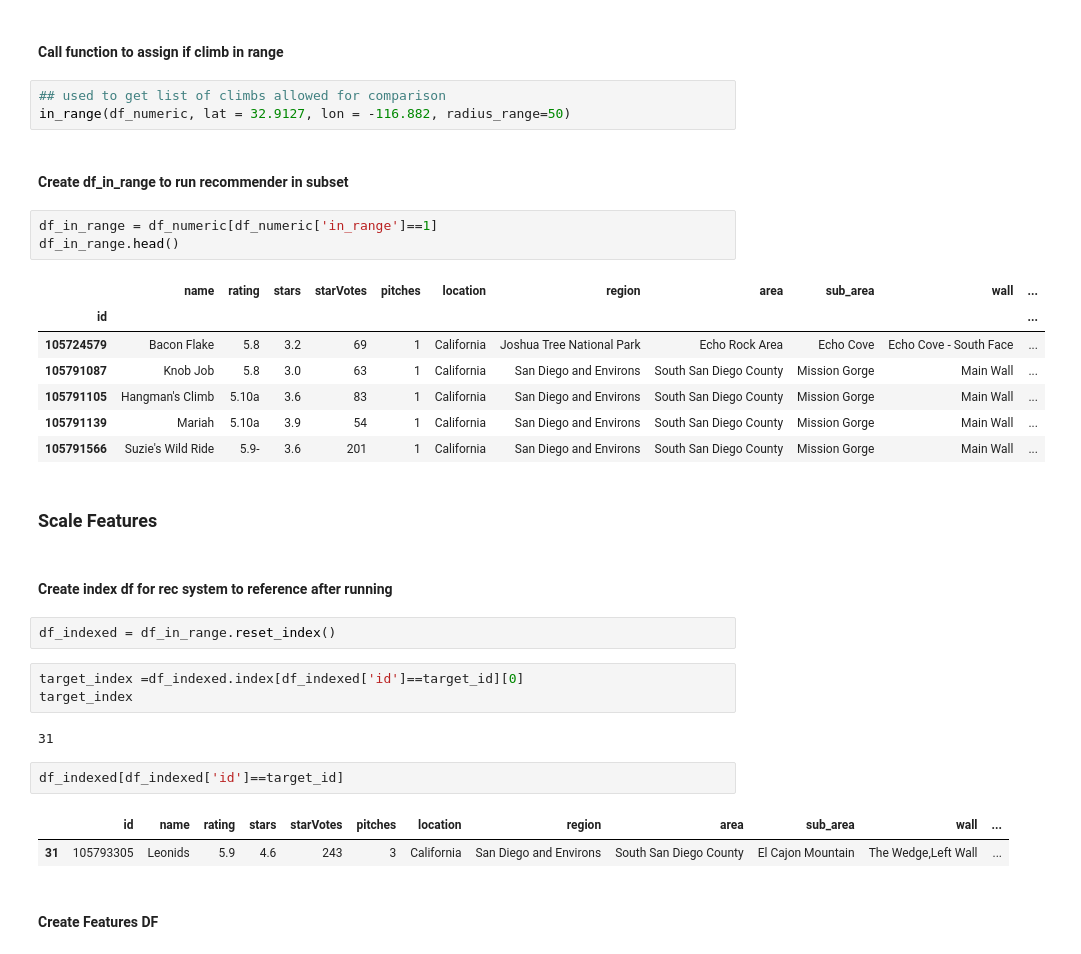
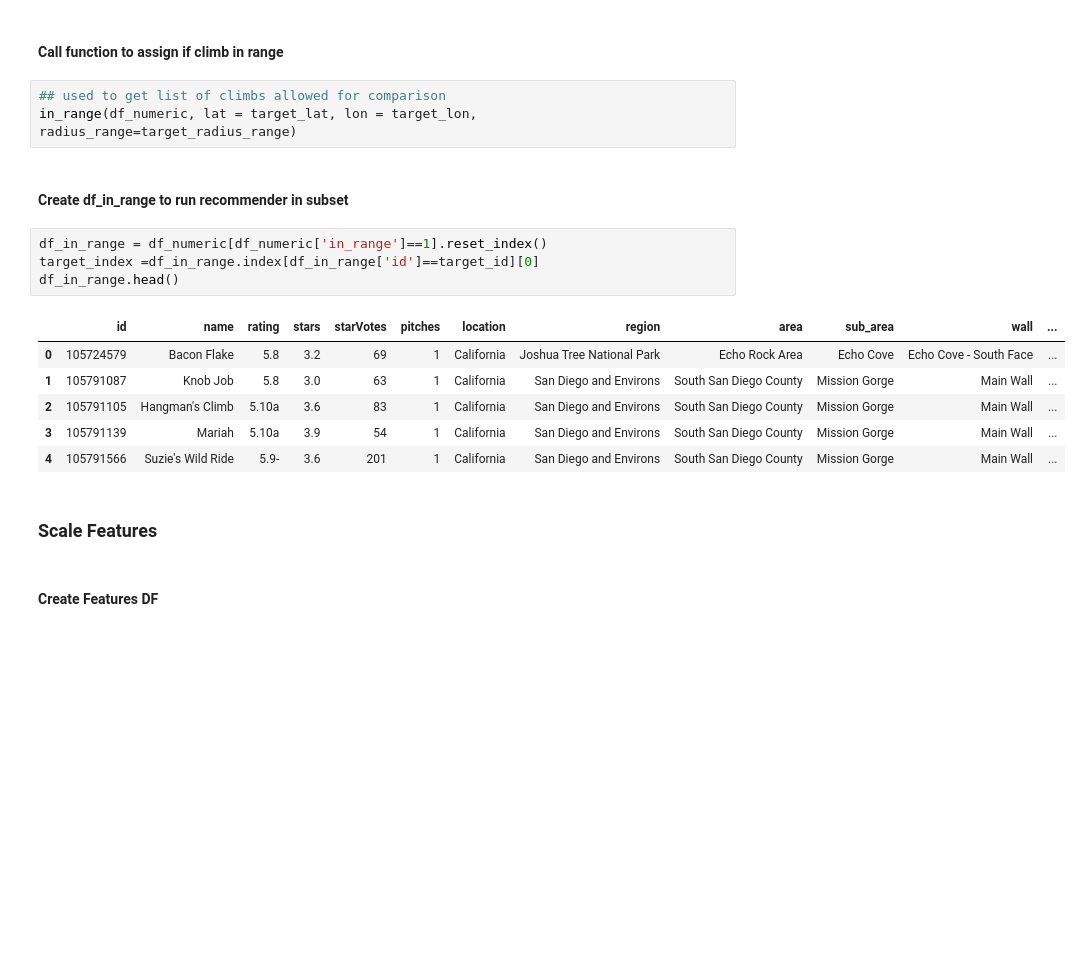
Before and after one commit to gseemann/climb_recommender, a Jupyter notebook: models.ipynb, the cells around one changed output. Saved outputs shown, nothing was run; the diff lists cells and outputs as text; blank space fills up the shorter version.

```diff
--- a/models.ipynb
+++ b/models.ipynb
@@ -433,36 +416,22 @@ def in_range(df_fxn, lat, lon, radius_range=50):
 #### Call function to assign if climb in range
 # %%
 ## used to get list of climbs allowed for comparison
-in_range(df_numeric, lat = 32.9127, lon = -116.882, radius_range=50)
+in_range(df_numeric, lat = target_lat, lon = target_lon, radius_range=target_radius_range)
 # %% [markdown]
 #### Create df_in_range to run recommender in subset
 # %%
-df_in_range = df_numeric[df_numeric['in_range']==1]
+df_in_range = df_numeric[df_numeric['in_range']==1].reset_index()
+target_index =df_in_range.index[df_in_range['id']==target_id][0]
 df_in_range.head()
 # %% [output]
-|  | name | rating | stars | starVotes | pitches | location | region | area | sub_area | wall | ... |
-| id |  |  |  |  |  |  |  |  |  |  | ... |
-| 105724579 | Bacon Flake | 5.8 | 3.2 | 69 | 1 | California | Joshua Tree National Park | Echo Rock Area | Echo Cove | Echo Cove - South Face | ... |
-| 105791087 | Knob Job | 5.8 | 3.0 | 63 | 1 | California | San Diego and Environs | South San Diego County | Mission Gorge | Main Wall | ... |
-| 105791105 | Hangman's Climb | 5.10a | 3.6 | 83 | 1 | California | San Diego and Environs | South San Diego County | Mission Gorge | Main Wall | ... |
-| 105791139 | Mariah | 5.10a | 3.9 | 54 | 1 | California | San Diego and Environs | South San Diego County | Mission Gorge | Main Wall | ... |
-| 105791566 | Suzie's Wild Ride | 5.9- | 3.6 | 201 | 1 | California | San Diego and Environs | South San Diego County | Mission Gorge | Main Wall | ... |
+|  | id | name | rating | stars | starVotes | pitches | location | region | area | sub_area | wall | ... |
+| 0 | 105724579 | Bacon Flake | 5.8 | 3.2 | 69 | 1 | California | Joshua Tree National Park | Echo Rock Area | Echo Cove | Echo Cove - South Face | ... |
+| 1 | 105791087 | Knob Job | 5.8 | 3.0 | 63 | 1 | California | San Diego and Environs | South San Diego County | Mission Gorge | Main Wall | ... |
+| 2 | 105791105 | Hangman's Climb | 5.10a | 3.6 | 83 | 1 | California | San Diego and Environs | South San Diego County | Mission Gorge | Main Wall | ... |
+| 3 | 105791139 | Mariah | 5.10a | 3.9 | 54 | 1 | California | San Diego and Environs | South San Diego County | Mission Gorge | Main Wall | ... |
+| 4 | 105791566 | Suzie's Wild Ride | 5.9- | 3.6 | 201 | 1 | California | San Diego and Environs | South San Diego County | Mission Gorge | Main Wall | ... |
 # %% [markdown]
 ### Scale Features
-# %% [markdown]
-#### Create index df for rec system to reference after running
-# %%
-df_indexed = df_in_range.reset_index()
-# %%
-target_index =df_indexed.index[df_indexed['id']==target_id][0]
-target_index
-# %% [output]
-31
-# %%
-df_indexed[df_indexed['id']==target_id]
-# %% [output]
-|  | id | name | rating | stars | starVotes | pitches | location | region | area | sub_area | wall | ... |
-| 31 | 105793305 | Leonids | 5.9 | 4.6 | 243 | 3 | California | San Diego and Environs | South San Diego County | El Cajon Mountain | The Wedge,Left Wall | ... |
 # %% [markdown]
 #### Create Features DF
 # %%
```
Also changed, not shown: parts of 26 cells of this notebook.
